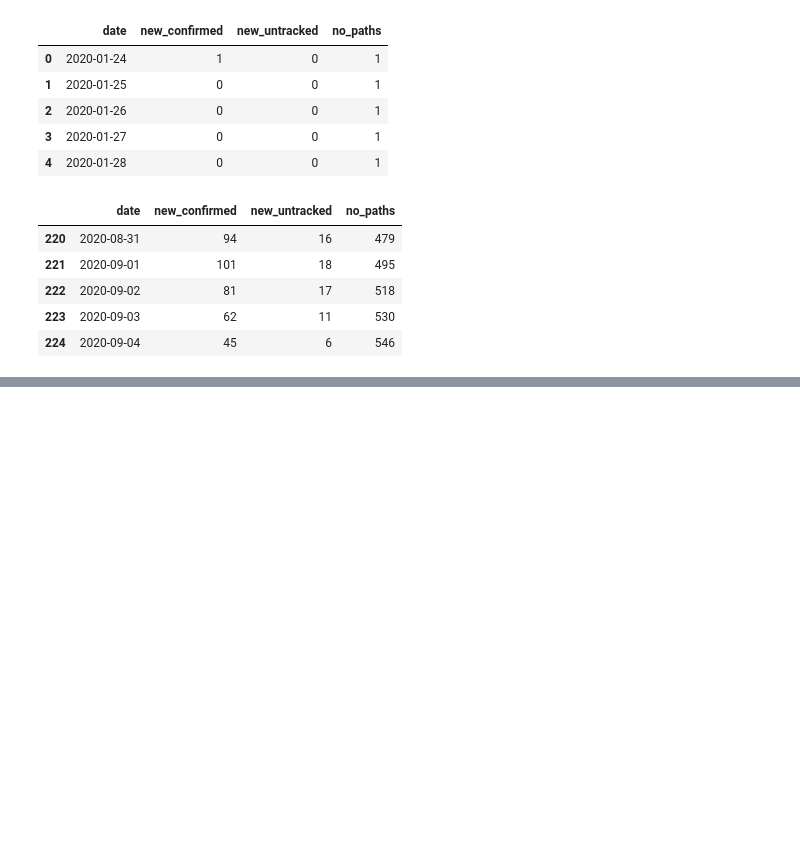
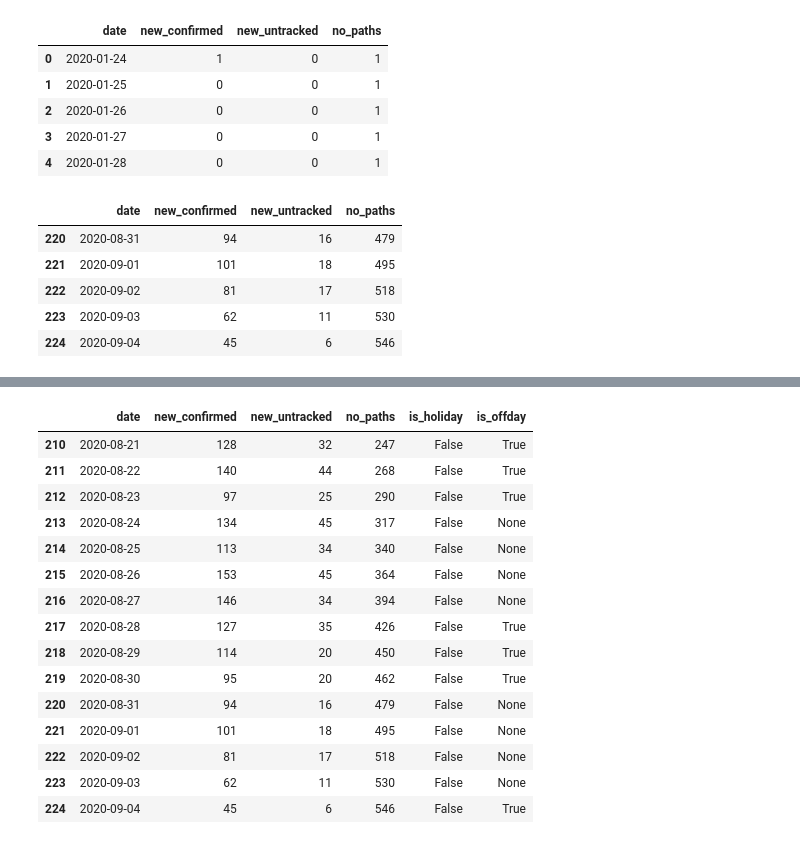
Before and after one commit to snoop2head/covid19_unknown_spread, a Jupyter notebook: forecast.ipynb, the cells around one changed output, grey strips where cells are left out. Saved outputs shown, nothing was run; the diff lists cells and outputs as text; code cells hidden in the pictures; blank space fills up the shorter version.

```diff
--- a/forecast.ipynb
+++ b/forecast.ipynb
@@ -367,0 +462,19 @@ df_merged.to_csv("dataset_predict/df_predict.csv", index=False)
+# %%
+df_train.tail(15)
+# %% [output]
+|  | date | new_confirmed | new_untracked | no_paths | is_holiday | is_offday |
+| 210 | 2020-08-21 | 128 | 32 | 247 | False | True |
+| 211 | 2020-08-22 | 140 | 44 | 268 | False | True |
+| 212 | 2020-08-23 | 97 | 25 | 290 | False | True |
+| 213 | 2020-08-24 | 134 | 45 | 317 | False | None |
+| 214 | 2020-08-25 | 113 | 34 | 340 | False | None |
+| 215 | 2020-08-26 | 153 | 45 | 364 | False | None |
+| 216 | 2020-08-27 | 146 | 34 | 394 | False | None |
+| 217 | 2020-08-28 | 127 | 35 | 426 | False | True |
+| 218 | 2020-08-29 | 114 | 20 | 450 | False | True |
+| 219 | 2020-08-30 | 95 | 20 | 462 | False | True |
+| 220 | 2020-08-31 | 94 | 16 | 479 | False | None |
+| 221 | 2020-09-01 | 101 | 18 | 495 | False | None |
+| 222 | 2020-09-02 | 81 | 17 | 518 | False | None |
+| 223 | 2020-09-03 | 62 | 11 | 530 | False | None |
+| 224 | 2020-09-04 | 45 | 6 | 546 | False | True |
```
Also changed, not shown: parts of 9 cells of this notebook, 1 other file.
